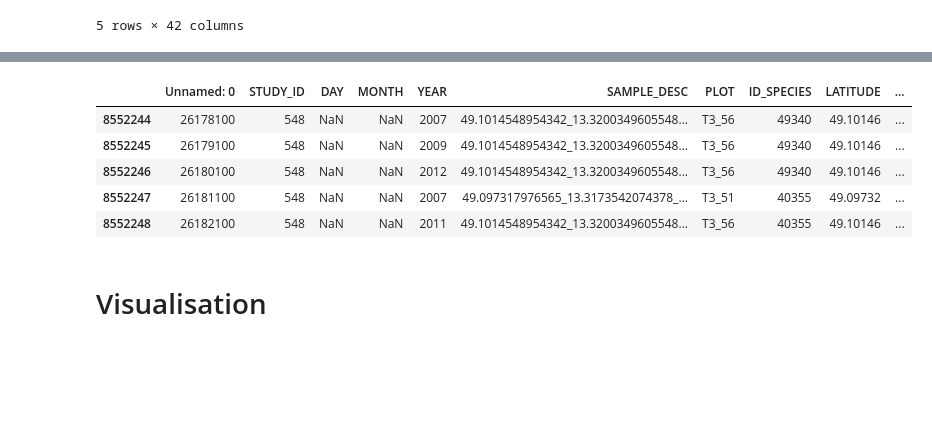
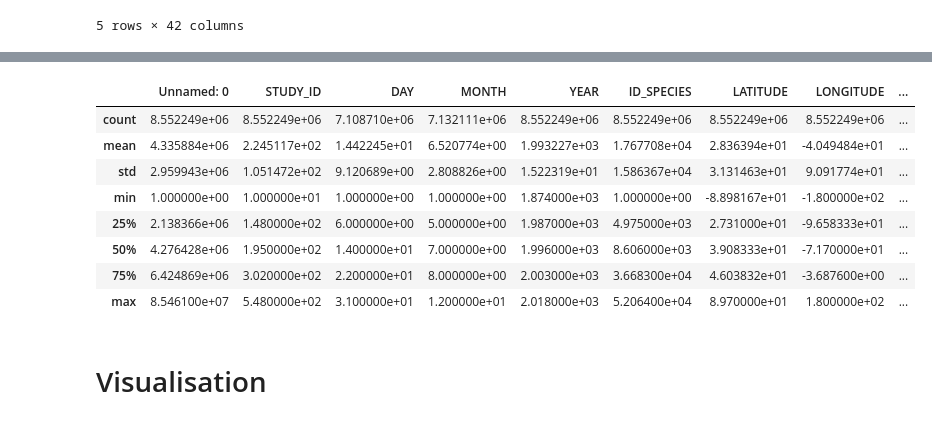
Before and after one commit to lazycloud0/quantum_hackathon_2024, a Jupyter notebook: quantumcomputing_hackathon_2024.ipynb, the cells around one changed output, grey strips where cells are left out. Saved outputs shown, nothing was run; the diff lists cells and outputs as text; code cells hidden in the pictures; blank space fills up the shorter version.

```diff
--- a/quantumcomputing_hackathon_2024.ipynb
+++ b/quantumcomputing_hackathon_2024.ipynb
@@ -87,12 +80,15 @@ data_df.head()
-# %%
-#data_df.shape
-data_df.tail()
-# %% [output]
-|  | Unnamed: 0 | STUDY_ID | DAY | MONTH | YEAR | SAMPLE_DESC | PLOT | ID_SPECIES | LATITUDE | ... |
-| 8552244 | 26178100 | 548 | NaN | NaN | 2007 | 49.1014548954342_13.3200349605548... | T3_56 | 49340 | 49.10146 | ... |
-| 8552245 | 26179100 | 548 | NaN | NaN | 2009 | 49.1014548954342_13.3200349605548... | T3_56 | 49340 | 49.10146 | ... |
-| 8552246 | 26180100 | 548 | NaN | NaN | 2012 | 49.1014548954342_13.3200349605548... | T3_56 | 49340 | 49.10146 | ... |
-| 8552247 | 26181100 | 548 | NaN | NaN | 2007 | 49.097317976565_13.3173542074378_... | T3_51 | 40355 | 49.09732 | ... |
-| 8552248 | 26182100 | 548 | NaN | NaN | 2011 | 49.1014548954342_13.3200349605548... | T3_56 | 40355 | 49.10146 | ... |
+# %%
+data_df.columns = data_df.columns.str.strip()
+data_df.describe()
+# %% [output]
+|  | Unnamed: 0 | STUDY_ID | DAY | MONTH | YEAR | ID_SPECIES | LATITUDE | LONGITUDE | ... |
+| count | 8.552249e+06 | 8.552249e+06 | 7.108710e+06 | 7.132111e+06 | 8.552249e+06 | 8.552249e+06 | 8.552249e+06 | 8.552249e+06 | ... |
+| mean | 4.335884e+06 | 2.245117e+02 | 1.442245e+01 | 6.520774e+00 | 1.993227e+03 | 1.767708e+04 | 2.836394e+01 | -4.049484e+01 | ... |
+| std | 2.959943e+06 | 1.051472e+02 | 9.120689e+00 | 2.808826e+00 | 1.522319e+01 | 1.586367e+04 | 3.131463e+01 | 9.091774e+01 | ... |
+| min | 1.000000e+00 | 1.000000e+01 | 1.000000e+00 | 1.000000e+00 | 1.874000e+03 | 1.000000e+00 | -8.898167e+01 | -1.800000e+02 | ... |
+| 25% | 2.138366e+06 | 1.480000e+02 | 6.000000e+00 | 5.000000e+00 | 1.987000e+03 | 4.975000e+03 | 2.731000e+01 | -9.658333e+01 | ... |
+| 50% | 4.276428e+06 | 1.950000e+02 | 1.400000e+01 | 7.000000e+00 | 1.996000e+03 | 8.606000e+03 | 3.908333e+01 | -7.170000e+01 | ... |
+| 75% | 6.424869e+06 | 3.020000e+02 | 2.200000e+01 | 8.000000e+00 | 2.003000e+03 | 3.668300e+04 | 4.603832e+01 | -3.687600e+00 | ... |
+| max | 8.546100e+07 | 5.480000e+02 | 3.100000e+01 | 1.200000e+01 | 2.018000e+03 | 5.206400e+04 | 8.970000e+01 | 1.800000e+02 | ... |
 # %% [markdown]
 # Visualisation
```
Also changed, not shown: parts of 10 cells of this notebook.
